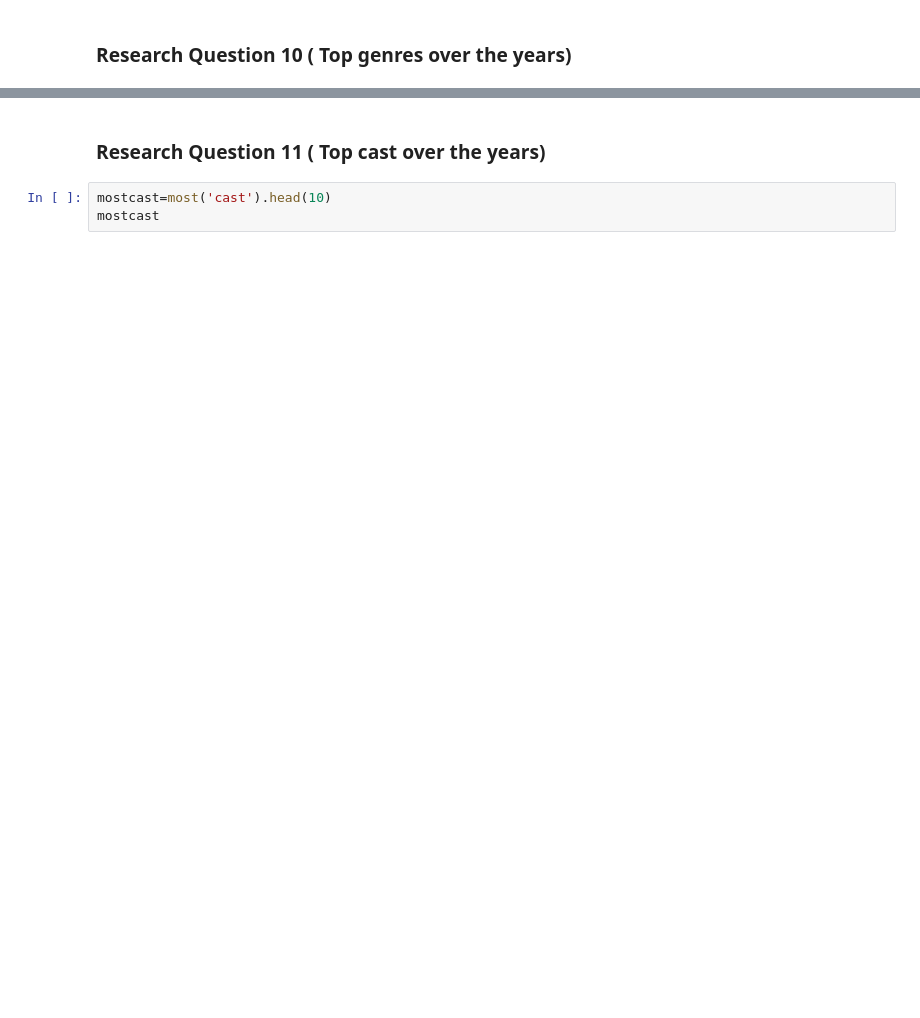
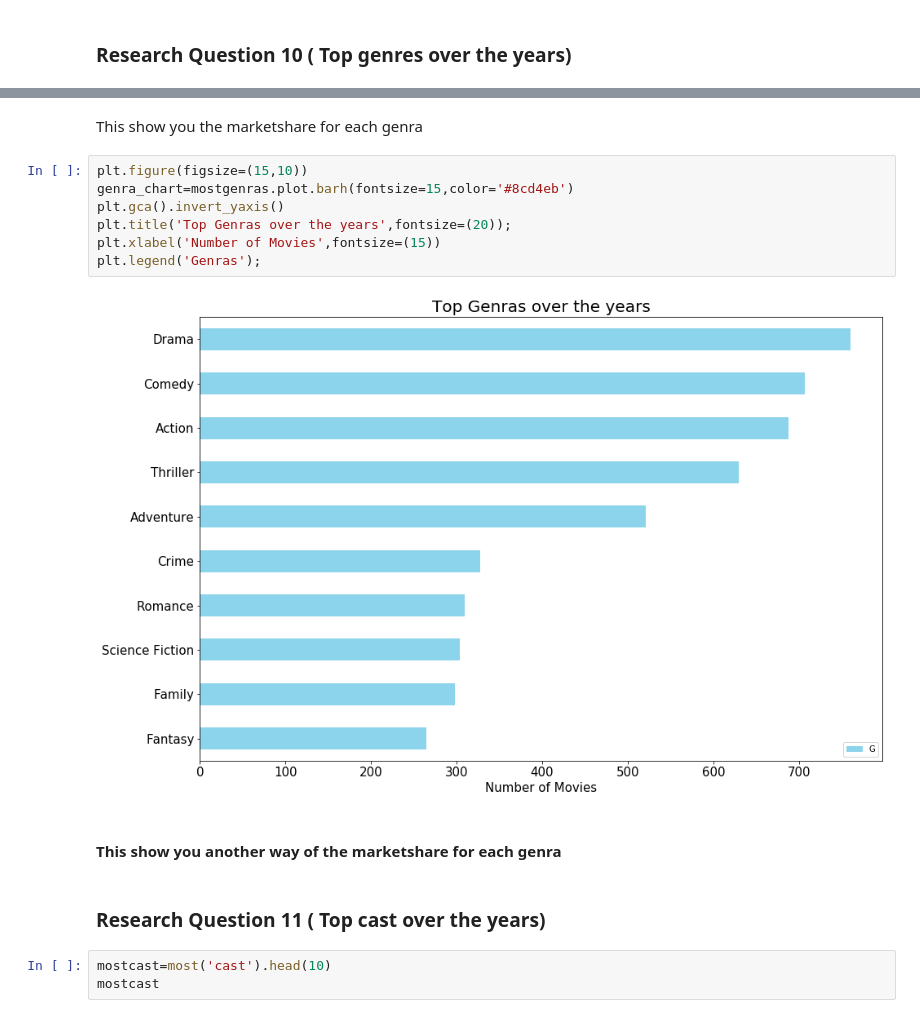
Before and after one commit to SamiAdham/TMDb-movie-data, a Jupyter notebook: investigate-a-dataset-[Sami Adham].ipynb, the cells around one changed output, grey strips where cells are left out. Cells and saved outputs as stored; diff of their text form; blank space fills up the shorter version.

```diff
--- a/investigate-a-dataset-[Sami Adham].ipynb
+++ b/investigate-a-dataset-[Sami Adham].ipynb
@@ -451,3 +461,16 @@ genra_chart=mostgenras.plot.barh(fontsize=15,color='#8cd4eb')
+# %% [markdown]
+This show you the marketshare for each genra
+# %%
+plt.figure(figsize=(15,10))
+genra_chart=mostgenras.plot.barh(fontsize=15,color='#8cd4eb')
+plt.gca().invert_yaxis()
+plt.title('Top Genras over the years',fontsize=(20));
+plt.xlabel('Number of Movies',fontsize=(15))
+plt.legend('Genras');
+# %% [output]
+[figure, added]
+# %% [markdown]
+#### This show you another way of the marketshare for each genra
 # %% [markdown]
 ### Research Question 11 ( Top cast over the years)
 # %%
```
Also changed, not shown: parts of 32 cells of this notebook, 1 other file.
